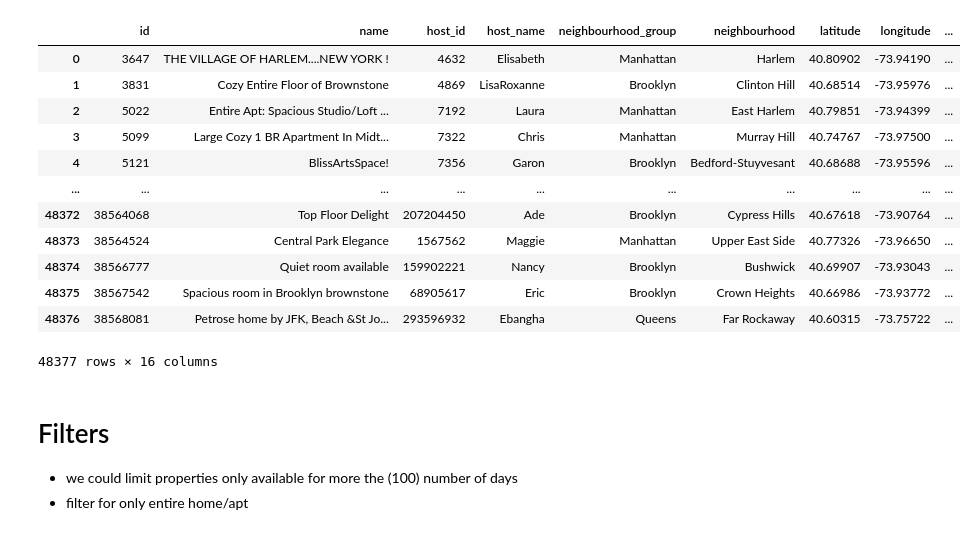
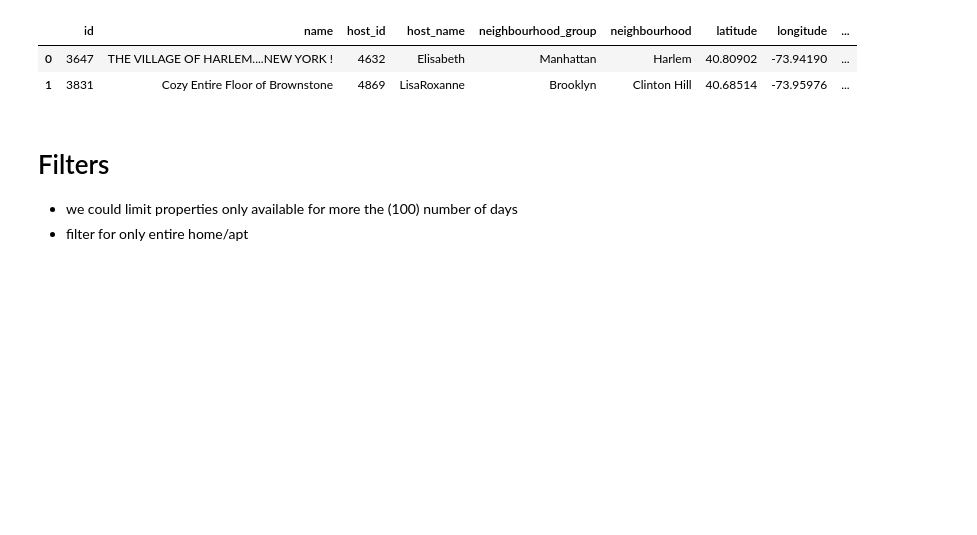
Before and after one commit to AchilleasDrakou/Data-Viz-Final-Project, a Jupyter notebook: Airbnb/Filtering Airbnb.ipynb, the cells around one changed output. Drawn from its saved outputs; the diff is of its cells as text; code cells hidden in the pictures; blank space fills up the shorter version.

```diff
--- a/Airbnb/Filtering Airbnb.ipynb
+++ b/Airbnb/Filtering Airbnb.ipynb
@@ -43,19 +15,9 @@ df2
 # %%
-df3
+df3.head(2)
 # %% [output]
 |  | id | name | host_id | host_name | neighbourhood_group | neighbourhood | latitude | longitude | ... |
 | 0 | 3647 | THE VILLAGE OF HARLEM....NEW YORK ! | 4632 | Elisabeth | Manhattan | Harlem | 40.80902 | -73.94190 | ... |
 | 1 | 3831 | Cozy Entire Floor of Brownstone | 4869 | LisaRoxanne | Brooklyn | Clinton Hill | 40.68514 | -73.95976 | ... |
-| 2 | 5022 | Entire Apt: Spacious Studio/Loft ... | 7192 | Laura | Manhattan | East Harlem | 40.79851 | -73.94399 | ... |
-| 3 | 5099 | Large Cozy 1 BR Apartment In Midt... | 7322 | Chris | Manhattan | Murray Hill | 40.74767 | -73.97500 | ... |
-| 4 | 5121 | BlissArtsSpace! | 7356 | Garon | Brooklyn | Bedford-Stuyvesant | 40.68688 | -73.95596 | ... |
-| ... | ... | ... | ... | ... | ... | ... | ... | ... | ... |
-| 48372 | 38564068 | Top Floor Delight | 207204450 | Ade | Brooklyn | Cypress Hills | 40.67618 | -73.90764 | ... |
-| 48373 | 38564524 | Central Park Elegance | 1567562 | Maggie | Manhattan | Upper East Side | 40.77326 | -73.96650 | ... |
-| 48374 | 38566777 | Quiet room available | 159902221 | Nancy | Brooklyn | Bushwick | 40.69907 | -73.93043 | ... |
-| 48375 | 38567542 | Spacious room in Brooklyn brownstone | 68905617 | Eric | Brooklyn | Crown Heights | 40.66986 | -73.93772 | ... |
-| 48376 | 38568081 | Petrose home by JFK, Beach &St Jo... | 293596932 | Ebangha | Queens | Far Rockaway | 40.60315 | -73.75722 | ... |
-48377 rows × 16 columns
 # %% [markdown]
 # Filters
 - we could limit properties only available for more the (100) number of days
```
Also changed, not shown: parts of 11 cells of this notebook.
